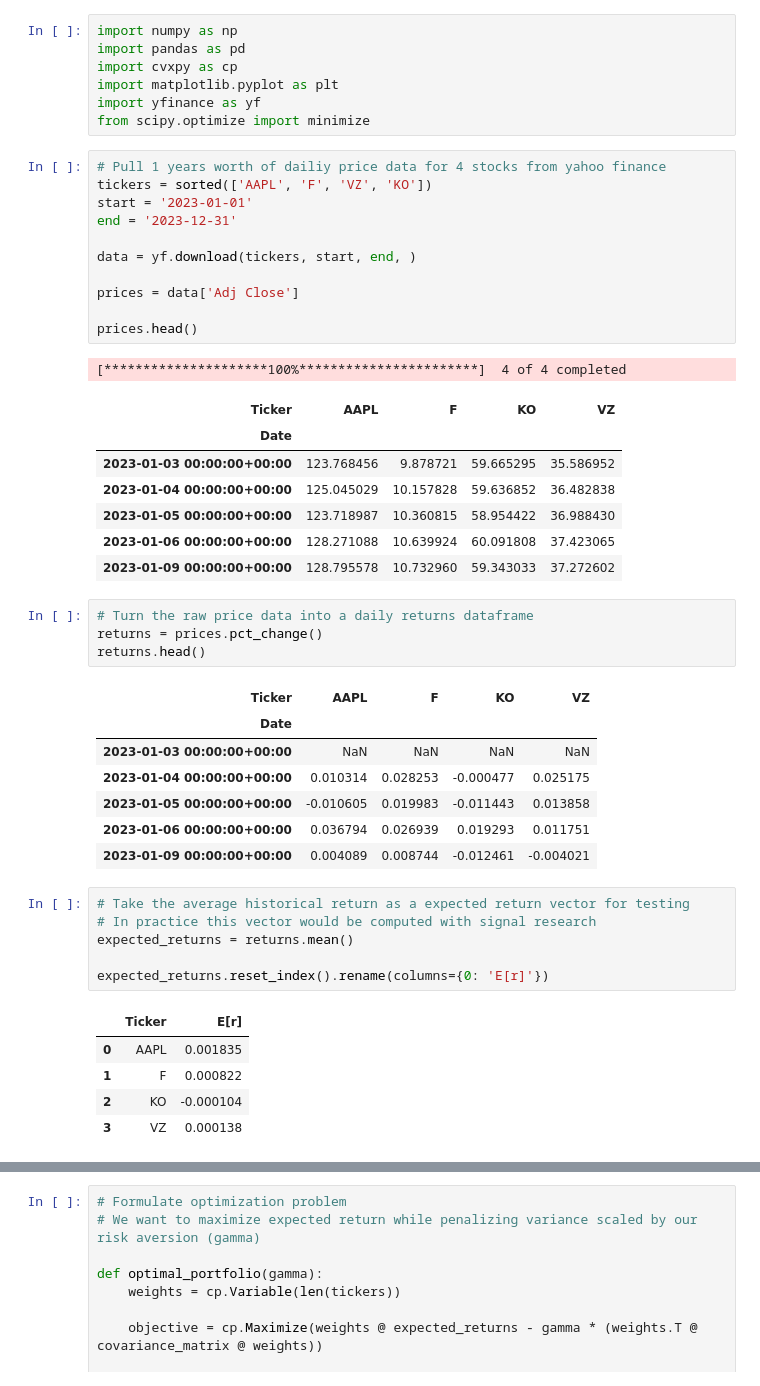
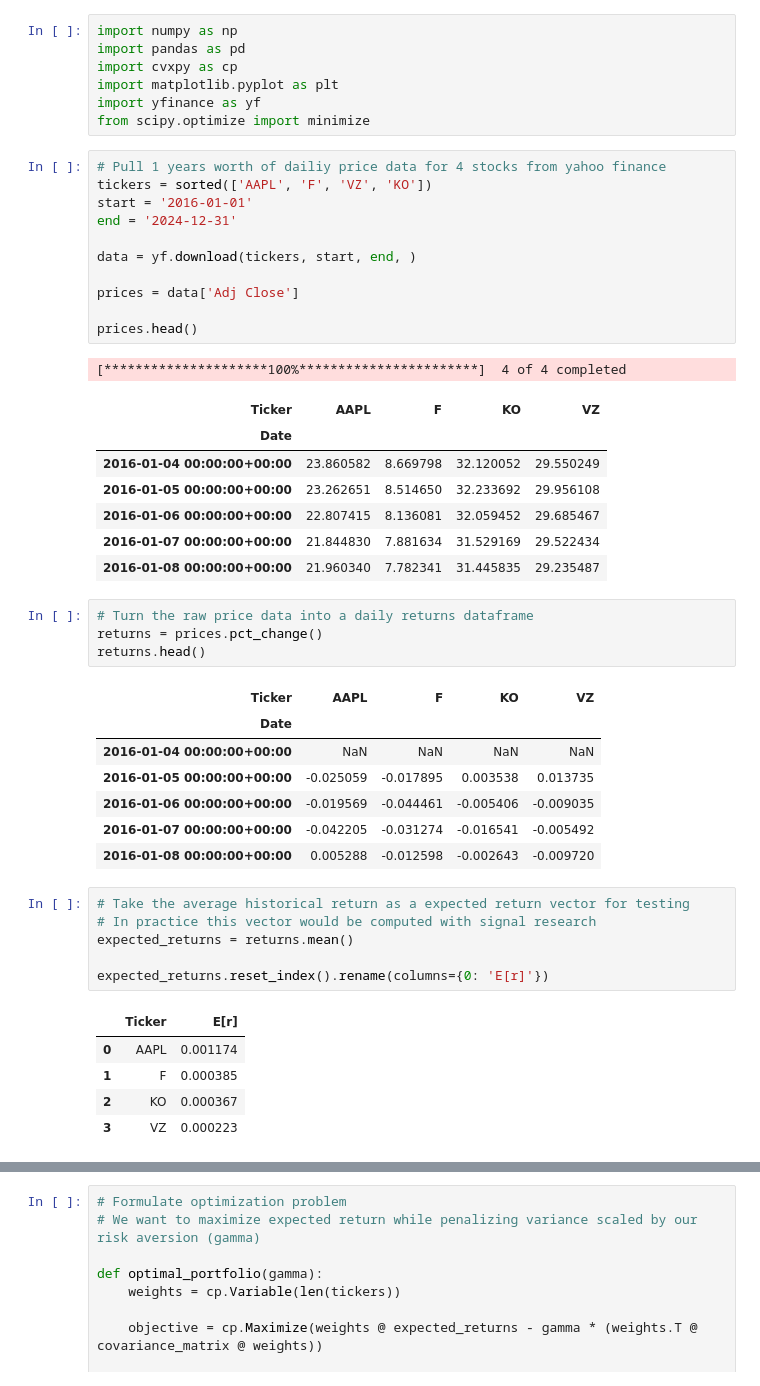
Before and after one commit to andrewhall1124/basics, a Jupyter notebook: portfolio_optimization.ipynb, the cells around one changed output, grey strips where cells are left out. Cells and saved outputs as stored; diff of their text form.

```diff
--- a/portfolio_optimization.ipynb
+++ b/portfolio_optimization.ipynb
@@ -8,23 +8,23 @@ from scipy.optimize import minimize
 # %%
 # Pull 1 years worth of dailiy price data for 4 stocks from yahoo finance
 tickers = sorted(['AAPL', 'F', 'VZ', 'KO'])
-start = '2023-01-01'
-end = '2023-12-31'
+start = '2016-01-01'
+end = '2024-12-31'
 
 data = yf.download(tickers, start, end, )
 
 prices = data['Adj Close']
 
 prices.head()
 # %% [output]
 [*********************100%***********************]  4 of 4 completed
 | Ticker | AAPL | F | KO | VZ |
 | Date |  |  |  |  |
-| 2023-01-03 00:00:00+00:00 | 123.768456 | 9.878721 | 59.665295 | 35.586952 |
-| 2023-01-04 00:00:00+00:00 | 125.045029 | 10.157828 | 59.636852 | 36.482838 |
-| 2023-01-05 00:00:00+00:00 | 123.718987 | 10.360815 | 58.954422 | 36.988430 |
-| 2023-01-06 00:00:00+00:00 | 128.271088 | 10.639924 | 60.091808 | 37.423065 |
-| 2023-01-09 00:00:00+00:00 | 128.795578 | 10.732960 | 59.343033 | 37.272602 |
+| 2016-01-04 00:00:00+00:00 | 23.860582 | 8.669798 | 32.120052 | 29.550249 |
+| 2016-01-05 00:00:00+00:00 | 23.262651 | 8.514650 | 32.233692 | 29.956108 |
+| 2016-01-06 00:00:00+00:00 | 22.807415 | 8.136081 | 32.059452 | 29.685467 |
+| 2016-01-07 00:00:00+00:00 | 21.844830 | 7.881634 | 31.529169 | 29.522434 |
+| 2016-01-08 00:00:00+00:00 | 21.960340 | 7.782341 | 31.445835 | 29.235487 |
 # %%
 # Turn the raw price data into a daily returns dataframe
 returns = prices.pct_change()
@@ -32,11 +32,11 @@ returns.head()
 # %% [output]
 | Ticker | AAPL | F | KO | VZ |
 | Date |  |  |  |  |
-| 2023-01-03 00:00:00+00:00 | NaN | NaN | NaN | NaN |
-| 2023-01-04 00:00:00+00:00 | 0.010314 | 0.028253 | -0.000477 | 0.025175 |
-| 2023-01-05 00:00:00+00:00 | -0.010605 | 0.019983 | -0.011443 | 0.013858 |
-| 2023-01-06 00:00:00+00:00 | 0.036794 | 0.026939 | 0.019293 | 0.011751 |
-| 2023-01-09 00:00:00+00:00 | 0.004089 | 0.008744 | -0.012461 | -0.004021 |
+| 2016-01-04 00:00:00+00:00 | NaN | NaN | NaN | NaN |
+| 2016-01-05 00:00:00+00:00 | -0.025059 | -0.017895 | 0.003538 | 0.013735 |
+| 2016-01-06 00:00:00+00:00 | -0.019569 | -0.044461 | -0.005406 | -0.009035 |
+| 2016-01-07 00:00:00+00:00 | -0.042205 | -0.031274 | -0.016541 | -0.005492 |
+| 2016-01-08 00:00:00+00:00 | 0.005288 | -0.012598 | -0.002643 | -0.009720 |
 # %%
 # Take the average historical return as a expected return vector for testing
 # In practice this vector would be computed with signal research
@@ -45,10 +45,10 @@ expected_returns = returns.mean()
 expected_returns.reset_index().rename(columns={0: 'E[r]'})
 # %% [output]
 |  | Ticker | E[r] |
-| 0 | AAPL | 0.001835 |
-| 1 | F | 0.000822 |
-| 2 | KO | -0.000104 |
-| 3 | VZ | 0.000138 |
+| 0 | AAPL | 0.001174 |
+| 1 | F | 0.000385 |
+| 2 | KO | 0.000367 |
+| 3 | VZ | 0.000223 |
 # %%
 # Take the historical convariance matrix of the returns dataframe
 # In practice this matrix would be forecasted with signal research
```
Also changed, not shown: parts of 6 cells of this notebook.
